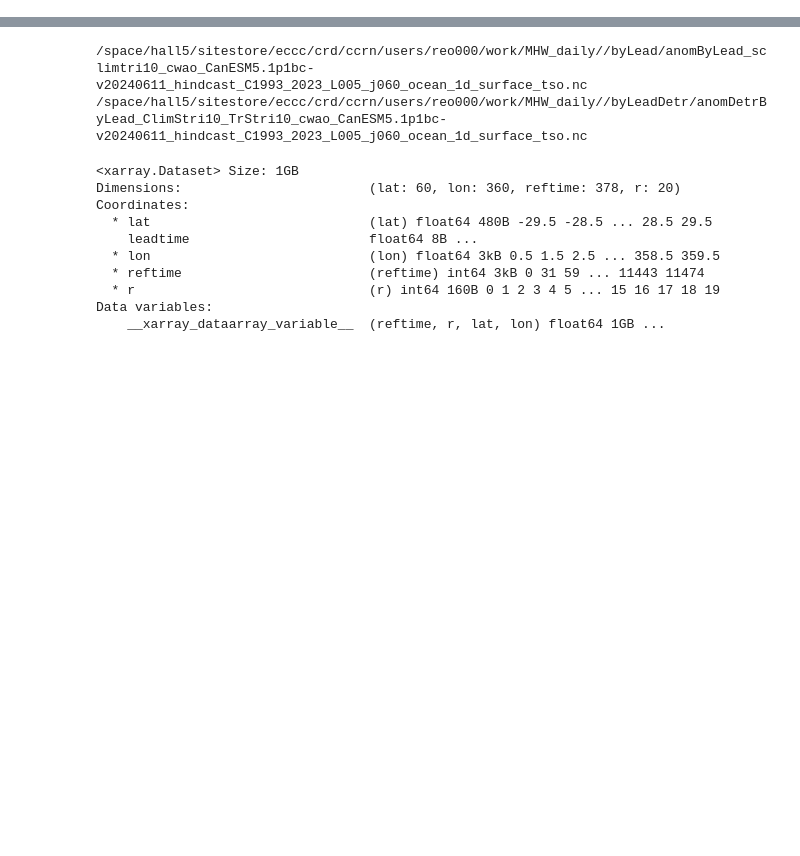
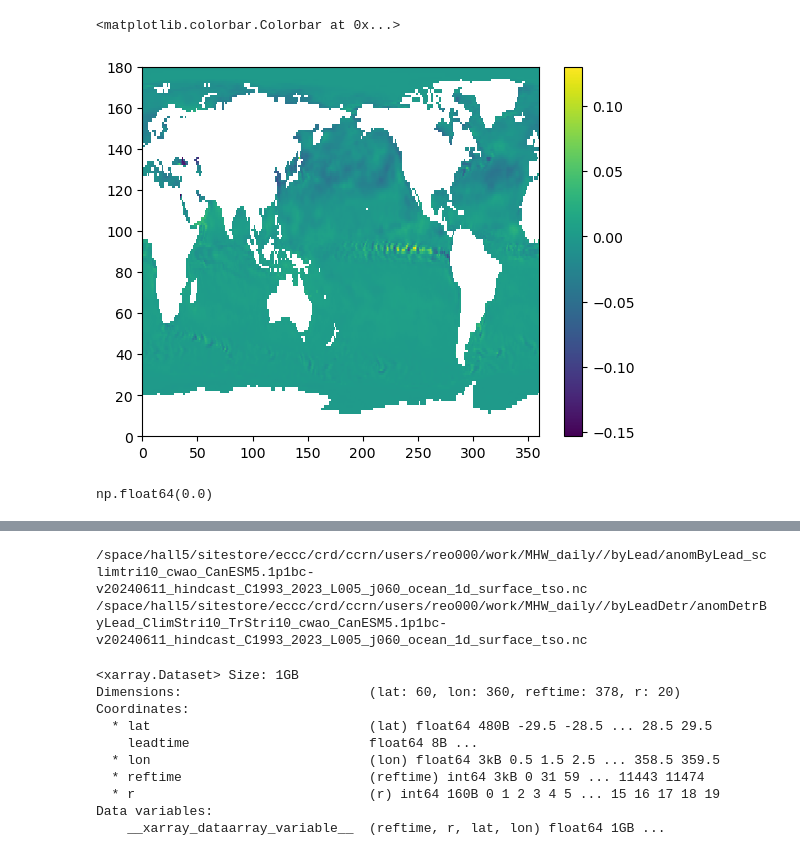
Before and after one commit to e-olson/MHW, a Jupyter notebook: MHW_Forecasts_New/checkSmooth_AllComponents_CompSmoothing-Copy1.ipynb, the cells around one changed output, grey strips where cells are left out. Cells and saved outputs as stored; diff of their text form; code cells hidden in the pictures; blank space fills up the shorter version.

```diff
--- a/MHW_Forecasts_New/checkSmooth_AllComponents_CompSmoothing-Copy1.ipynb
+++ b/MHW_Forecasts_New/checkSmooth_AllComponents_CompSmoothing-Copy1.ipynb
@@ -23,0 +57,3 @@ flist=
+# %%
+ff3a=xr.open_dataset('/space/hall5/sitestore/eccc/crd/ccrn/users/reo000/work/MHW_daily/anom/anom_cwao_CanESM5.1p1bc-v20240611_hindcast_C1993_2023_SYr1993Mon08_ocean_1d_surface_tso.nc',decode_times=False)
+ff3b=xr.open_dataset('/space/hall5/sitestore/eccc/crd/ccrn/users/reo000/work/MHW_daily/anom/anom_sclimtri10_cwao_CanESM5.1p1bc-v20240611_hindcast_C1993_2023_SYr1993Mon08_ocean_1d_surface_tso.nc',decode_times=False)
@@ -23,0 +88,6 @@ flist=
+# %%
+plt.pcolormesh(ff3a.sst_an[5,25,:,:]-ff3b.sst_an[5,25,:,:])
+plt.colorbar()
+# %% [output]
+<matplotlib.colorbar.Colorbar at 0x...>
+[figure, added]
@@ -23,0 +104,4 @@ flist=
+# %%
+np.nanmax(np.abs(ff3a.sst_an[5,25,:,:]-A[5,25,:,:]))
+# %% [output]
+np.float64(0.0)
```
Also changed, not shown: parts of 12 cells of this notebook, 15 other files.
